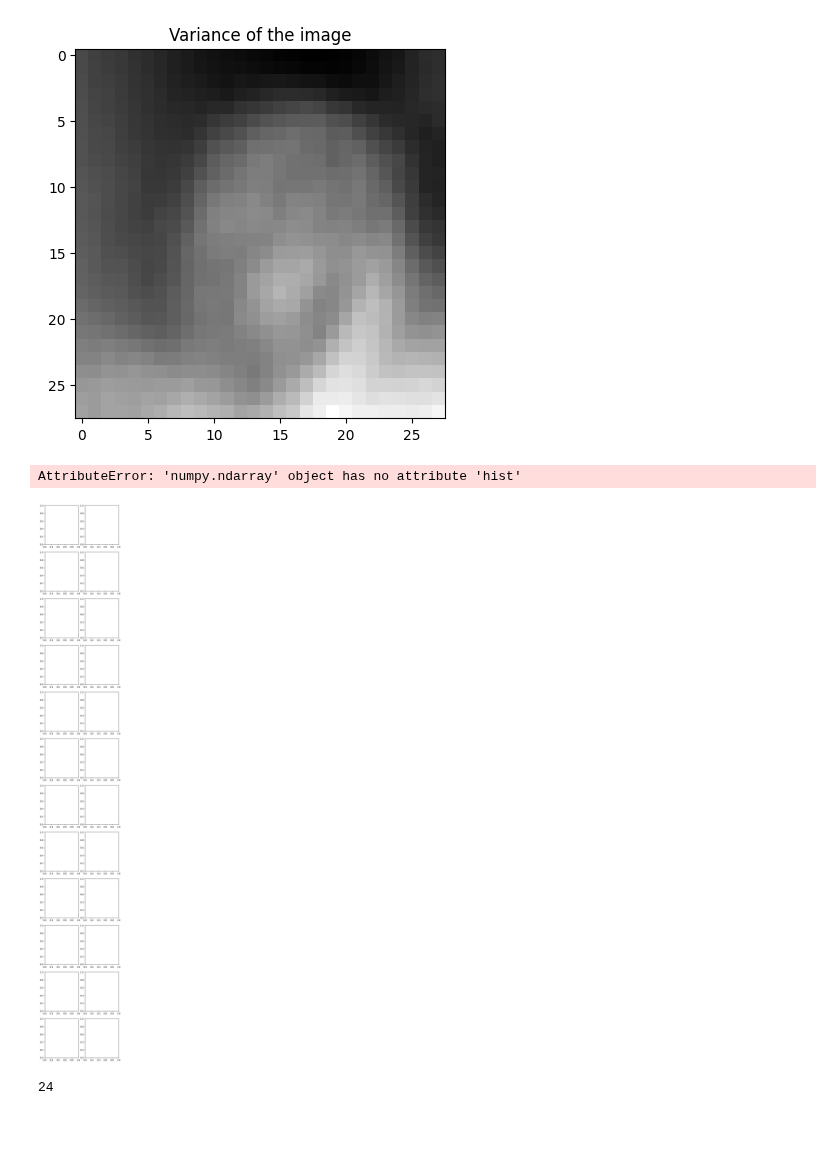
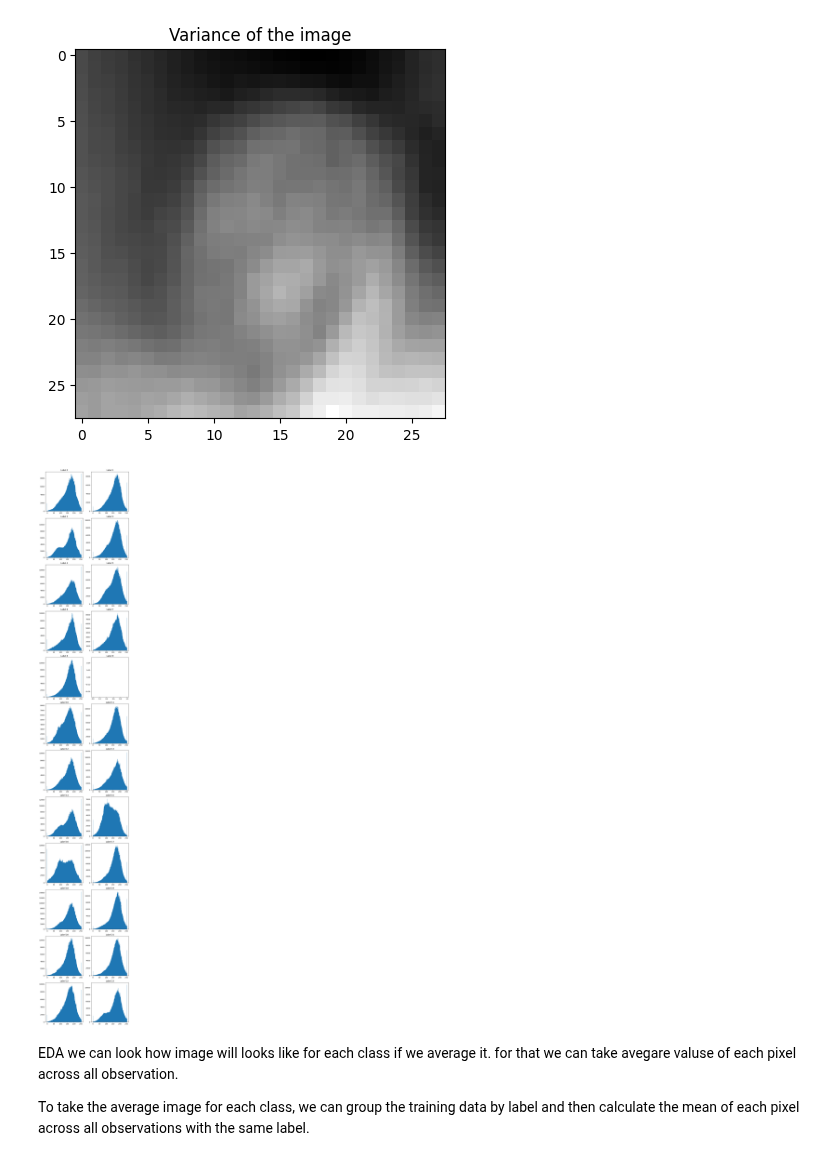
Before and after one commit to DataScienceAndEngineering/machine-learning-dse-i210-final-project-signlanguageclassification, a Jupyter notebook: notebooks/1.0-final-EDA.ipynb, the cells around one changed output. Cells and saved outputs as stored; diff of their text form; code cells hidden in the pictures; blank space fills up the shorter version.

Commit message:
Updated plot for Distribution of Labels in Train and Test Sets

```diff
--- a/notebooks/1.0-final-EDA.ipynb
+++ b/notebooks/1.0-final-EDA.ipynb
@@ -116,32 +116,19 @@ plt.show()
 # %% [output]
 [figure]
 # %%
-fig, axes = plt.subplots(12,2, figsize=(6,45))
-ax = ax.ravel()
-pos = 0
-
-for label in range(0,26):
-    #if label is not included in dataset
-    if label in [9,25]:
-        continue
-
-    #find first index of label
-    idx = find_indices(y_train,label)[0]
-
-    label_data = train[train['label'] == label]
-
+fig, axes = plt.subplots(12, 2, figsize=(8, 48))
+for i in range(len(train['label'].unique())):
+    label_data = train[train['label'] == i]
     pixel_values = label_data.iloc[:,1:].values
-
-    axes[pos].hist(pixel_values.flatten(), bins=256)
-    axes[pos].set_title(f"Label {i}")
-    pos+=1
+    axes[i//2][i%2].hist(pixel_values.flatten(), bins=256)
+    axes[i//2][i%2].set_title(f"Label {i}")
 
 plt.tight_layout()
 plt.show()
 # %% [output]
-AttributeError: 'numpy.ndarray' object has no attribute 'hist'
-[figure, old version]
+[figure, new version]
-# %%
-len(train['label'].unique())
-# %% [output]
-24
+# %% [markdown]
+EDA
+we can look how image will looks like for each class if we average it. for that we can take avegare valuse of each pixel across all observation.
+
+To take the average image for each class, we can group the training data by label and then calculate the mean of each pixel across all observations with the same label.
```
Also changed, not shown: parts of 2 cells of this notebook.
